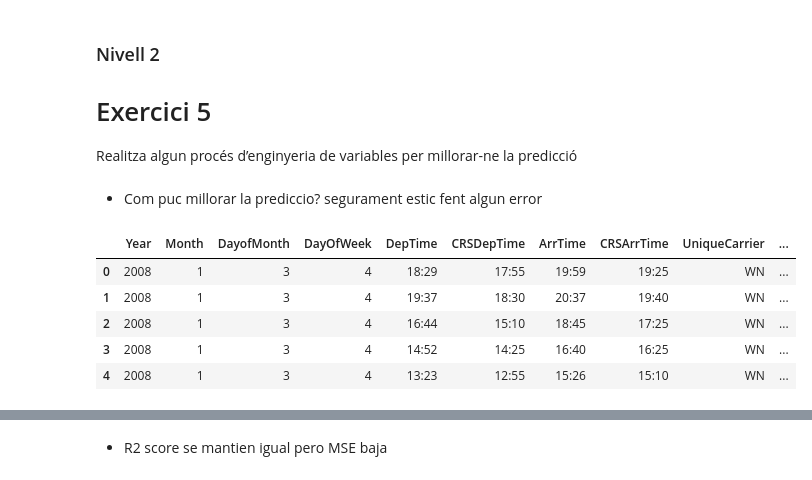
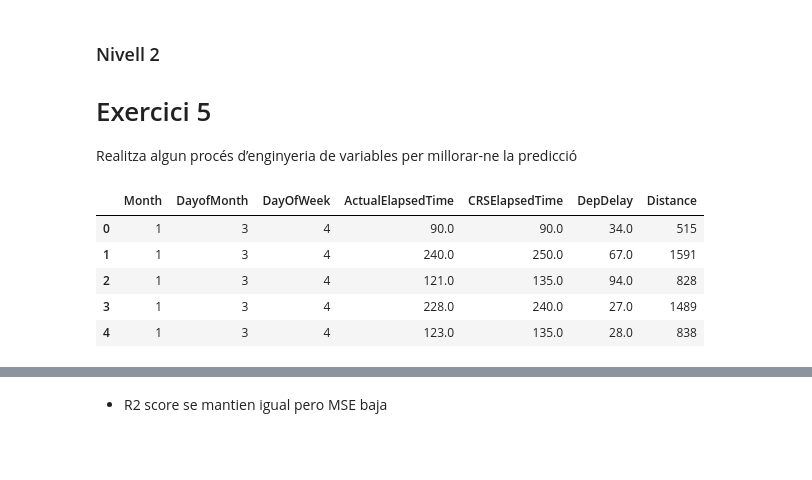
Before and after one commit to ManelForcales/Supervisat_Regressio, a Jupyter notebook: Sprint12 - Regressio.ipynb, the cells around one changed output, grey strips where cells are left out. Cells and saved outputs as stored; diff of their text form; code cells hidden in the pictures; blank space fills up the shorter version.

```diff
--- a/Sprint12 - Regressio.ipynb
+++ b/Sprint12 - Regressio.ipynb
@@ -19,3 +38,6 @@ df.head()
+# %%
+# elimino estos indice en particular
+df.drop(indices, inplace = True)
 # %% [markdown]
 ### Nivell 1
 
@@ -51,5 +102,7 @@ True
 # %%
 df.drop(columns=['CarrierDelay','WeatherDelay','NASDelay','SecurityDelay','LateAircraftDelay'],axis=1,inplace=True)
+# %%
+df.drop(columns=['AirTime','TaxiIn','TaxiOut'],axis=1,inplace=True)
 # %%
 df.head()
 # %% [output]
@@ -61,6 +114,6 @@ df.head()
 | 4 | 2008 | 1 | 3 | 4 | 13:23 | 12:55 | 15:26 | 15:10 | WN | ... |
 # %%
 # mirem variables numeriques
-X = df[['Month','DayofMonth','DayOfWeek','ActualElapsedTime','CRSElapsedTime','AirTime','DepDelay','Distance','TaxiIn','TaxiOut']]
+X = df[['Month','DayofMonth','DayOfWeek','ActualElapsedTime','CRSElapsedTime','DepDelay','Distance']]
 print(X.shape)
 # %% [output]
@@ -219,7 +275,7 @@ the best alpha is 1e-08
 # %%
 linear = LinearRegression()
 lasso = Lasso(alpha=1E-8) # if normalize =True all variable are in the same scale
-tree = DecisionTreeRegressor(criterion='mse',max_depth= 20,min_samples_leaf=5)
+tree = DecisionTreeRegressor(criterion='mse',max_depth= 10,min_samples_leaf=5)
 # for tree, the higher the max_depth can lead to OVERFITTING...
 # %%
 modelos = [linear,lasso,tree]
@@ -272,14 +330,12 @@ modelo: DecisionTreeRegressor(max_depth=20) R2 score: 0.9960157721747904
 # Exercici 5
 
 Realitza algun procés d’enginyeria de variables per millorar-ne la predicció
-# %% [markdown]
-+ Com puc millorar la prediccio? segurament estic fent algun error
 # %%
-df.head()
+X.head()
 # %% [output]
-|  | Year | Month | DayofMonth | DayOfWeek | DepTime | CRSDepTime | ArrTime | CRSArrTime | UniqueCarrier | ... |
-| 0 | 2008 | 1 | 3 | 4 | 18:29 | 17:55 | 19:59 | 19:25 | WN | ... |
-| 1 | 2008 | 1 | 3 | 4 | 19:37 | 18:30 | 20:37 | 19:40 | WN | ... |
-| 2 | 2008 | 1 | 3 | 4 | 16:44 | 15:10 | 18:45 | 17:25 | WN | ... |
-| 3 | 2008 | 1 | 3 | 4 | 14:52 | 14:25 | 16:40 | 16:25 | WN | ... |
-| 4 | 2008 | 1 | 3 | 4 | 13:23 | 12:55 | 15:26 | 15:10 | WN | ... |
+|  | Month | DayofMonth | DayOfWeek | ActualElapsedTime | CRSElapsedTime | DepDelay | Distance |
+| 0 | 1 | 3 | 4 | 90.0 | 90.0 | 34.0 | 515 |
+| 1 | 1 | 3 | 4 | 240.0 | 250.0 | 67.0 | 1591 |
+| 2 | 1 | 3 | 4 | 121.0 | 135.0 | 94.0 | 828 |
+| 3 | 1 | 3 | 4 | 228.0 | 240.0 | 27.0 | 1489 |
+| 4 | 1 | 3 | 4 | 123.0 | 135.0 | 28.0 | 838 |
```
Also changed, not shown: parts of 56 cells of this notebook.
